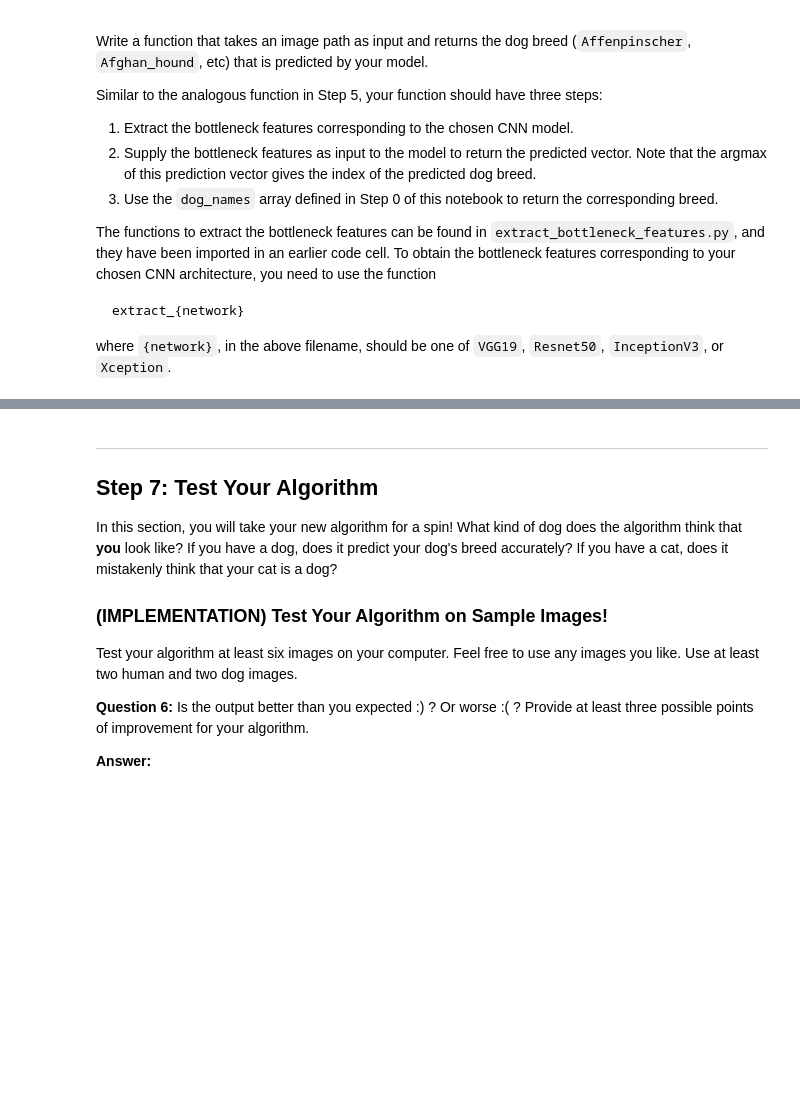
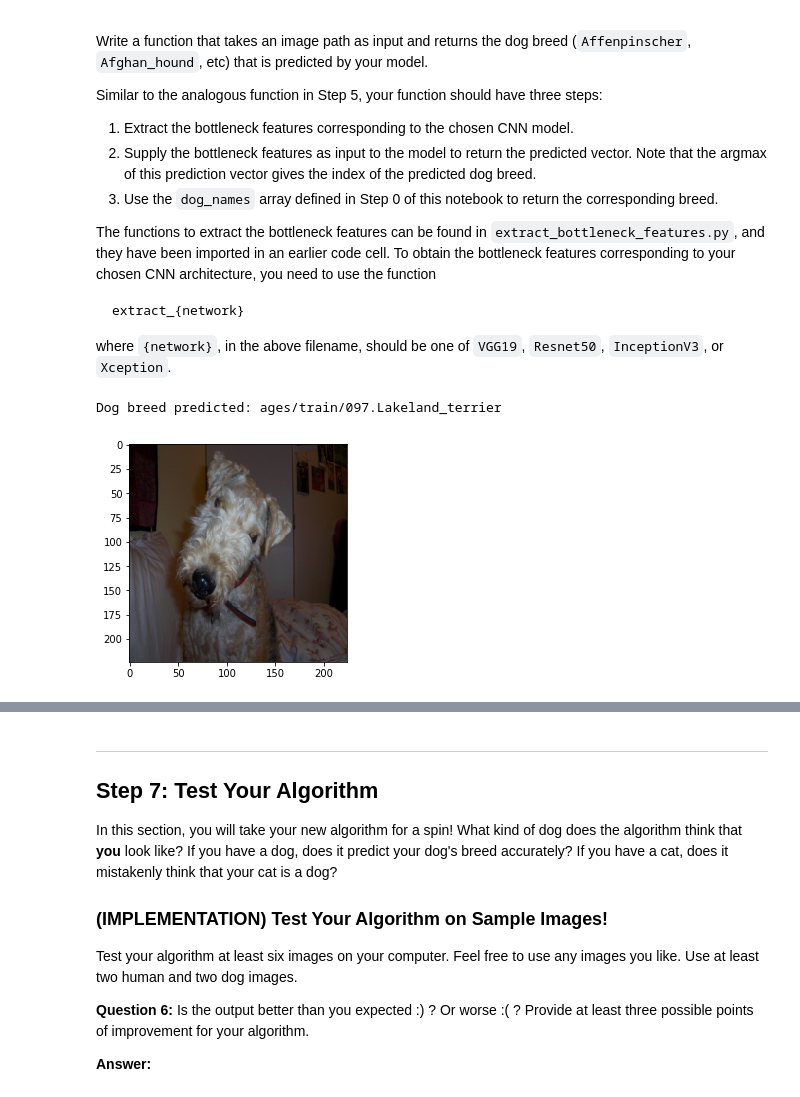
Before and after one commit to rafaelmata357/Data-Science-Udacity, a Jupyter notebook: dog breed classifier/dog_app.ipynb, the cells around one changed output, grey strips where cells are left out. Drawn from its saved outputs; the diff is of its cells as text; code cells hidden in the pictures; blank space fills up the shorter version.

```diff
--- a/dog breed classifier/dog_app.ipynb
+++ b/dog breed classifier/dog_app.ipynb
@@ -744,4 +797,4 @@ VGG19_model.summary()
 # %%
 ### TODO: Compile the model.
 
-VGG19_model.compile(loss='categorical_crossentropy', optimizer='rmsprop', metrics=['accuracy'])
+Resnet50_model.compile(loss='categorical_crossentropy', optimizer='rmsprop', metrics=['accuracy'])
@@ -754,9 +813,9 @@ You are welcome to [augment the training data](https://blog.keras.io/building-po
 # %%
 ### TODO: Train the model.
 
-checkpointer = ModelCheckpoint(filepath='saved_models/weights.best.VGG19.hdf5',
+checkpointer = ModelCheckpoint(filepath='saved_models/weights.best.Resnet50.hdf5',
                                verbose=1, save_best_only=True)
 
-VGG16_model.fit(train_VGG19, train_targets,
-          validation_data=(valid_VGG19, valid_targets),
-          epochs=20, batch_size=20, callbacks=[checkpointer], verbose=1)
+Resnet50_model.fit(train_Resnet50, train_targets,
+          validation_data=(valid_Resnet50, valid_targets),
+          epochs=20, batch_size=25, callbacks=[checkpointer], verbose=1)
@@ -765,7 +843,7 @@ VGG16_model.fit(train_VGG19, train_targets,
 # %%
 ### TODO: Load the model weights with the best validation loss.
 
-VGG19_model.load_weights('saved_models/weights.best.VGG19.hdf5')
+Resnet50_model.load_weights('saved_models/weights.best.Resnet50.hdf5')
 # %% [markdown]
 ### (IMPLEMENTATION) Test the Model
 
@@ -796,6 +876,29 @@ where `{network}`, in the above filename, should be one of `VGG19`, `Resnet50`,
 # %%
 ### TODO: Write a function that takes a path to an image as input
 ### and returns the dog breed that is predicted by the model.
+
+from extract_bottleneck_features import *
+
+def Resnet50_predict_breed(img_path):
+    # extract bottleneck features
+    bottleneck_feature = extract_Resnet50(path_to_tensor(img_path))
+    # obtain predicted vector
+    predicted_vector = Resnet50_model.predict(bottleneck_feature)
+    # return dog breed that is predicted by the model
+    return dog_names[np.argmax(predicted_vector)]
+# %%
+## Predicting a Dog Breed with the model
+
+img_path = dog_files_short[32]
+
+print('Dog breed predicted: {}'.format(Resnet50_predict_breed(img_path)))
+
+img = image.load_img(img_path, target_size=(224, 224))
+plt.imshow(img)
+plt.show()
+# %% [output]
+Dog breed predicted: ages/train/097.Lakeland_terrier
+[figure, added]
 # %% [markdown]
 ---
 <a id='step6'></a>
```
Also changed, not shown: parts of 18 cells of this notebook.
